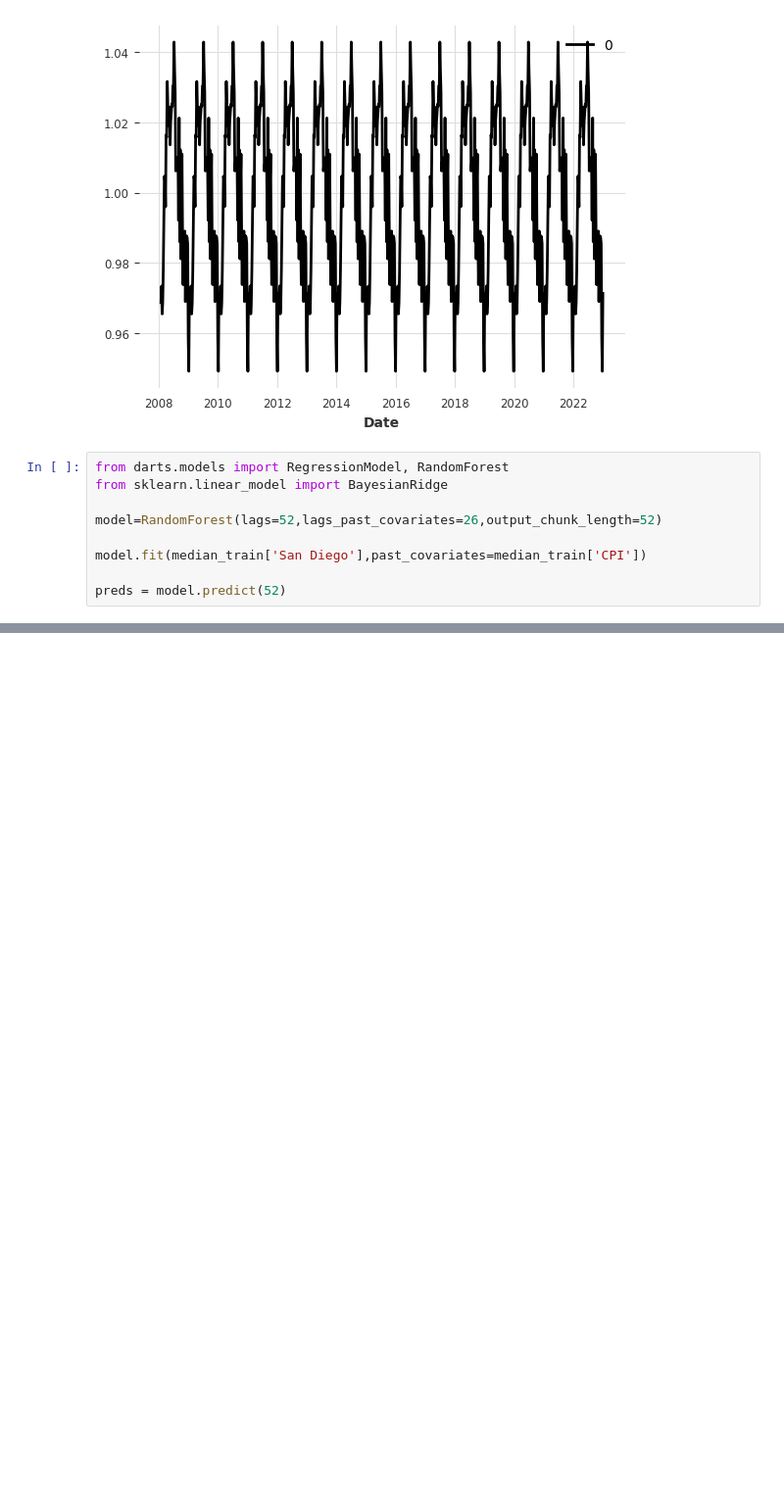
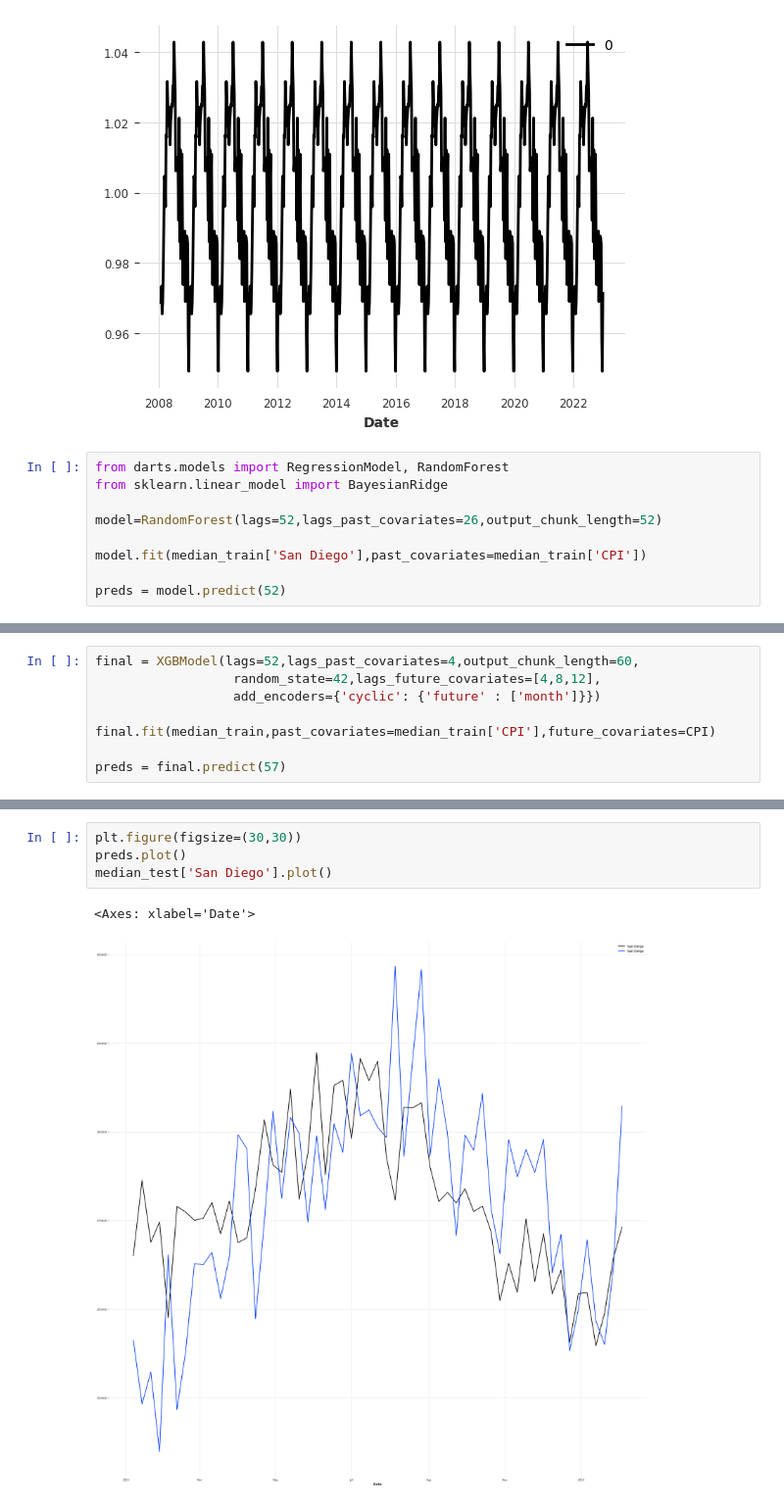
Before and after one commit to AlbertHender/Cali_Housing_forecast, a Jupyter notebook: Housing_model.ipynb, the cells around one changed output, grey strips where cells are left out. Shown at 98% size. Cells and saved outputs as stored; diff of their text form; blank space fills up the shorter version.

```diff
--- a/Housing_model.ipynb
+++ b/Housing_model.ipynb
@@ -159,0 +169,8 @@ CPI.last_value()
+# %%
+final = XGBModel(lags=52,lags_past_covariates=4,output_chunk_length=60,
+                  random_state=42,lags_future_covariates=[4,8,12],
+                  add_encoders={'cyclic': {'future' : ['month']}})
+
+final.fit(median_train,past_covariates=median_train['CPI'],future_covariates=CPI)
+
+preds = final.predict(57)
@@ -159,0 +197,7 @@ CPI.last_value()
+# %%
+plt.figure(figsize=(30,30))
+preds.plot()
+median_test['San Diego'].plot()
+# %% [output]
+<Axes: xlabel='Date'>
+[figure, added]
```
Also changed, not shown: parts of 7 cells of this notebook, 6 other files.
